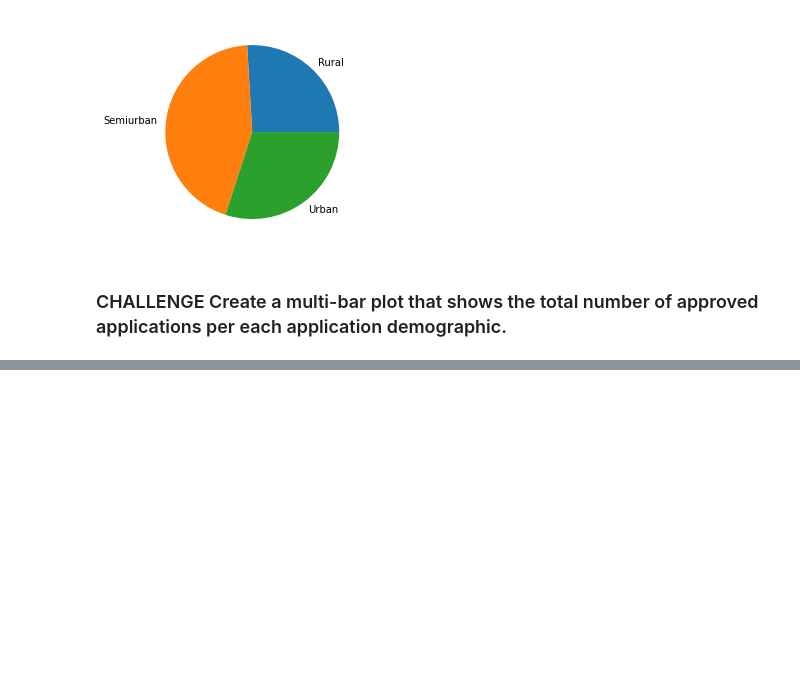
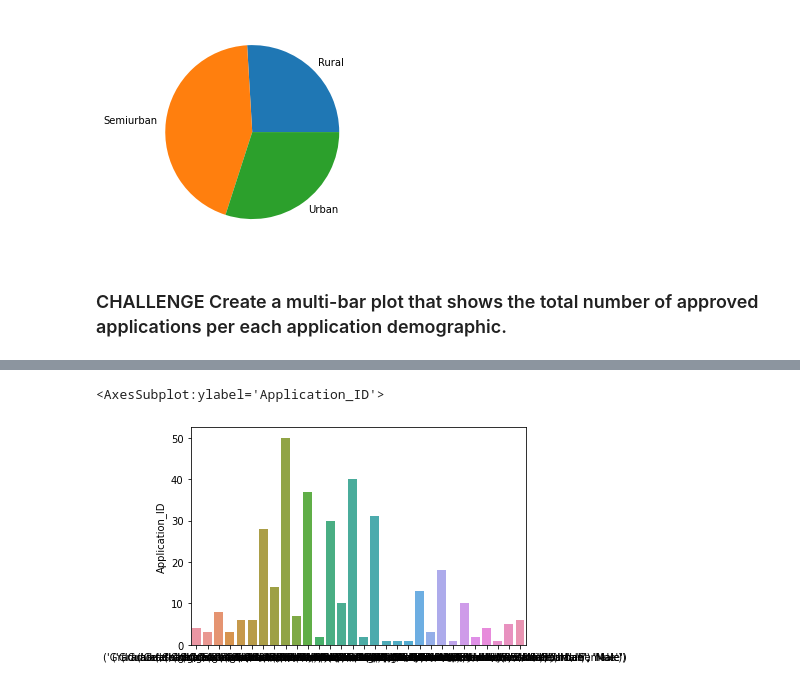
Before and after one commit to vitasunnie0812/Capstone_project, a Jupyter notebook: CAPSTONE_PROJECT.ipynb, the cells around one changed output, grey strips where cells are left out. Saved outputs shown, nothing was run; the diff lists cells and outputs as text; code cells hidden in the pictures; blank space fills up the shorter version.

```diff
--- a/CAPSTONE_PROJECT.ipynb
+++ b/CAPSTONE_PROJECT.ipynb
@@ -902,5 +902,6 @@ plt.show()
 # %% [markdown]
 ### CHALLENGE Create a multi-bar plot that shows the total number of approved applications per each application demographic.
 # %%
-challenge = loan_data[loan_data['Application_Status'] == 'Y'].groupby(['Income','Gender','Property_Area','Education']).count()
-challenge['Application_ID']
+challenge = loan_data[loan_data['Application_Status'] == 'Y']
+challenge = challenge.groupby(['Education','Income','Property_Area','Gender'])['Application_ID'].count().to_frame().fillna(0)
+challenge = challenge.fillna(0)
@@ -927,0 +950,5 @@ ValueError: Could not interpret input 'Education'
+# %%
+sns.barplot(x= challenge.index.values ,y='Application_ID', data = challenge)
+# %% [output]
+<AxesSubplot:ylabel='Application_ID'>
+[figure, added]
```
Also changed, not shown: parts of 4 cells of this notebook.
